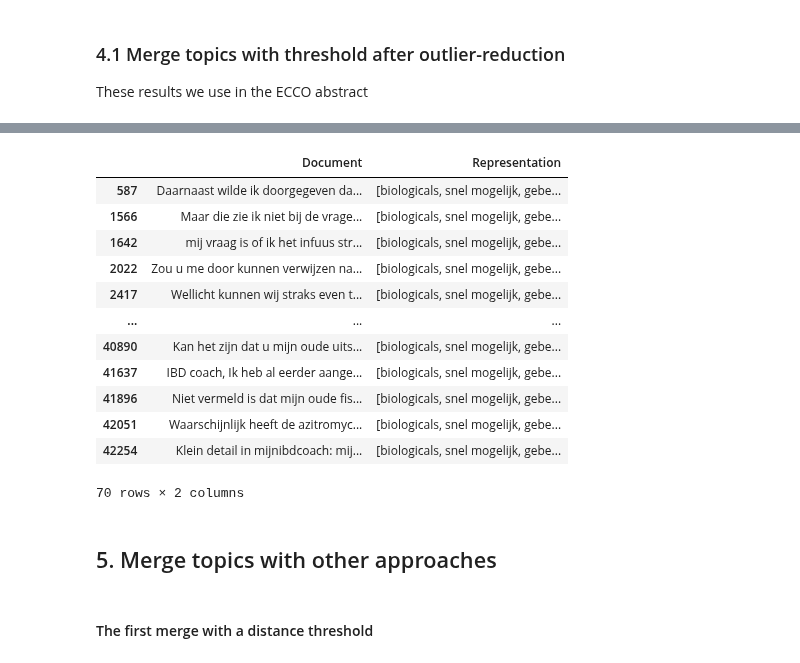
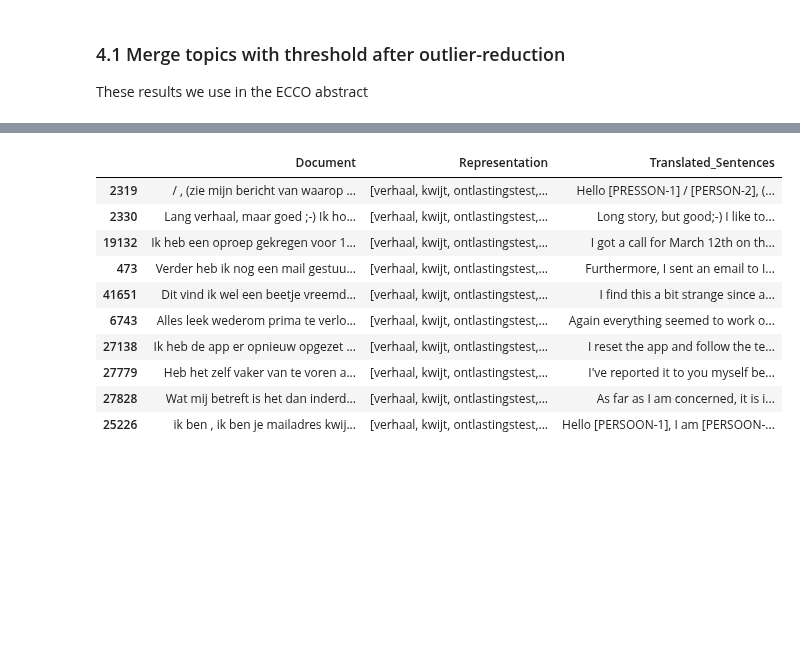
Before and after one commit to MaastrichtU-CDS/MyIBDcoachNLP, a Jupyter notebook: notebooks/analysis_of_sentences/bertje_ECCO.ipynb, the cells around one changed output, grey strips where cells are left out. Cells and saved outputs as stored; diff of their text form; code cells hidden in the pictures; blank space fills up the shorter version.

Commit message:
merged bertje topics

```diff
--- a/notebooks/analysis_of_sentences/bertje_ECCO.ipynb
+++ b/notebooks/analysis_of_sentences/bertje_ECCO.ipynb
@@ -414,19 +366,19 @@ topic_model.visualize_hierarchy(hierarchical_topics=hierarchical_topics)
 # %%
 pd.set_option("display.max_colwidth", 500)
 doc_info = topic_model.get_document_info(docs=sentences)
-doc_info.loc[doc_info["Topic"] == 87, ["Document", "Representation"]]
+translated_sentences = sentence_df["Translated_Sentence"]
+doc_info["Translated_Sentences"] = translated_sentences
+doc_info.loc[doc_info["Topic"] == 16, ["Document", "Representation", "Translated_Sentences"]].sample(10)
 # %% [output]
-|  | Document | Representation |
-| 587 | Daarnaast wilde ik doorgegeven da... | [biologicals, snel mogelijk, gebe... |
-| 1566 | Maar die zie ik niet bij de vrage... | [biologicals, snel mogelijk, gebe... |
-| 1642 | mij vraag is of ik het infuus str... | [biologicals, snel mogelijk, gebe... |
-| 2022 | Zou u me door kunnen verwijzen na... | [biologicals, snel mogelijk, gebe... |
-| 2417 | Wellicht kunnen wij straks even t... | [biologicals, snel mogelijk, gebe... |
-| ... | ... | ... |
-| 40890 | Kan het zijn dat u mijn oude uits... | [biologicals, snel mogelijk, gebe... |
-| 41637 | IBD coach, Ik heb al eerder aange... | [biologicals, snel mogelijk, gebe... |
-| 41896 | Niet vermeld is dat mijn oude fis... | [biologicals, snel mogelijk, gebe... |
-| 42051 | Waarschijnlijk heeft de azitromyc... | [biologicals, snel mogelijk, gebe... |
-| 42254 | Klein detail in mijnibdcoach: mij... | [biologicals, snel mogelijk, gebe... |
+|  | Document | Representation | Translated_Sentences |
+| 2319 | / , (zie mijn bericht van waarop ... | [verhaal, kwijt, ontlastingstest,... | Hello [PRESSON-1] / [PERSON-2], (... |
+| 2330 | Lang verhaal, maar goed ;-) Ik ho... | [verhaal, kwijt, ontlastingstest,... | Long story, but good;-) I like to... |
+| 19132 | Ik heb een oproep gekregen voor 1... | [verhaal, kwijt, ontlastingstest,... | I got a call for March 12th on th... |
+| 473 | Verder heb ik nog een mail gestuu... | [verhaal, kwijt, ontlastingstest,... | Furthermore, I sent an email to I... |
+| 41651 | Dit vind ik wel een beetje vreemd... | [verhaal, kwijt, ontlastingstest,... | I find this a bit strange since a... |
+| 6743 | Alles leek wederom prima te verlo... | [verhaal, kwijt, ontlastingstest,... | Again everything seemed to work o... |
+| 27138 | Ik heb de app er opnieuw opgezet ... | [verhaal, kwijt, ontlastingstest,... | I reset the app and follow the te... |
+| 27779 | Heb het zelf vaker van te voren a... | [verhaal, kwijt, ontlastingstest,... | I've reported it to you myself be... |
+| 27828 | Wat mij betreft is het dan inderd... | [verhaal, kwijt, ontlastingstest,... | As far as I am concerned, it is i... |
+| 25226 | ik ben , ik ben je mailadres kwij... | [verhaal, kwijt, ontlastingstest,... | Hello [PERSOON-1], I am [PERSOON-... |
-70 rows × 2 columns
 # %%
@@ -450,4 +402,0 @@ topics_to_merge = [[], #diet
-# %% [markdown]
-## 5. Merge topics with other approaches
-# %% [markdown]
-#### The first merge with a distance threshold
```
Also changed, not shown: parts of 18 cells of this notebook.
